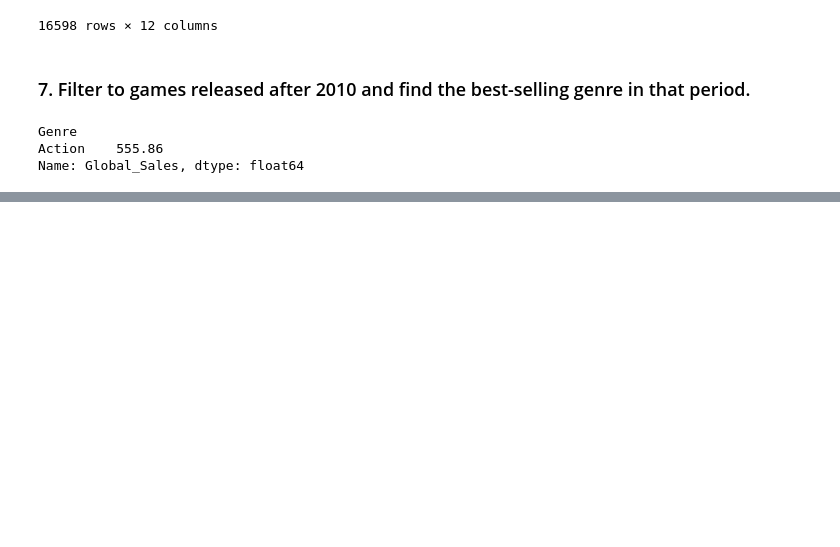
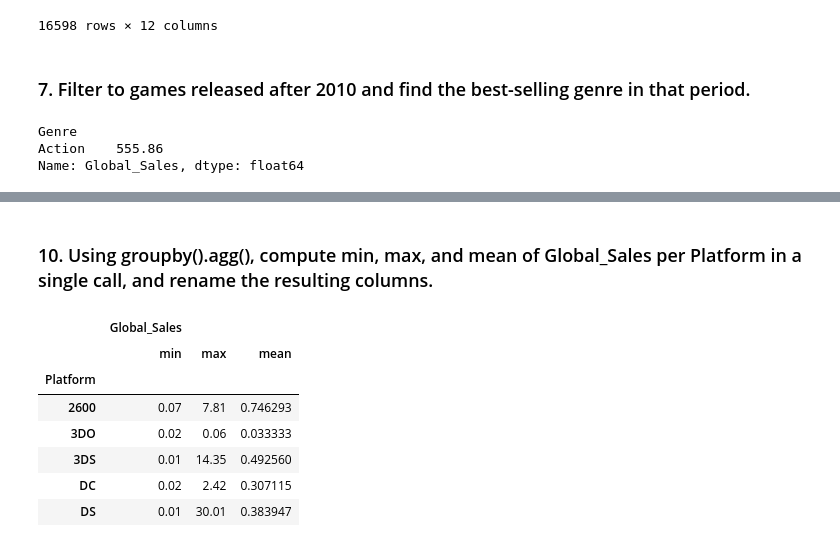
Before and after one commit to MrLeo0087/Python-Libraries, a Jupyter notebook: Pandas/Video_game.ipynb, the cells around one changed output, grey strips where cells are left out. Drawn from its saved outputs; the diff is of its cells as text; code cells hidden in the pictures; blank space fills up the shorter version.

```diff
--- a/Pandas/Video_game.ipynb
+++ b/Pandas/Video_game.ipynb
@@ -173,0 +176,2 @@ Name: Global_Sales, dtype: float64
+# %%
+df['GlobalRank'] = df['Global_Sales'].rank(axis=0,ascending=False)
@@ -173,0 +213,2 @@ Name: Global_Sales, dtype: float64
+# %%
+df.dropna(subset='Year',inplace=True) #drop all row where year is missing
@@ -173,0 +255,17 @@ Name: Global_Sales, dtype: float64
+# %%
+df['Year'] = df['Year'].astype(np.int16) # convert year from float to int
+# %% [markdown]
+### 10. Using groupby().agg(), compute min, max, and mean of Global_Sales per Platform in a single call, and rename the resulting columns.
+# %%
+df.groupby(by='Platform').agg({
+    'Global_Sales':['min','max','mean']
+    }).head()   # without column name
+# %% [output]
+|  | Global_Sales |  |  |
+|  | min | max | mean |
+| Platform |  |  |  |
+| 2600 | 0.07 | 7.81 | 0.746293 |
+| 3DO | 0.02 | 0.06 | 0.033333 |
+| 3DS | 0.01 | 14.35 | 0.492560 |
+| DC | 0.02 | 2.42 | 0.307115 |
+| DS | 0.01 | 30.01 | 0.383947 |
```
Also changed, not shown: parts of 8 cells of this notebook.
